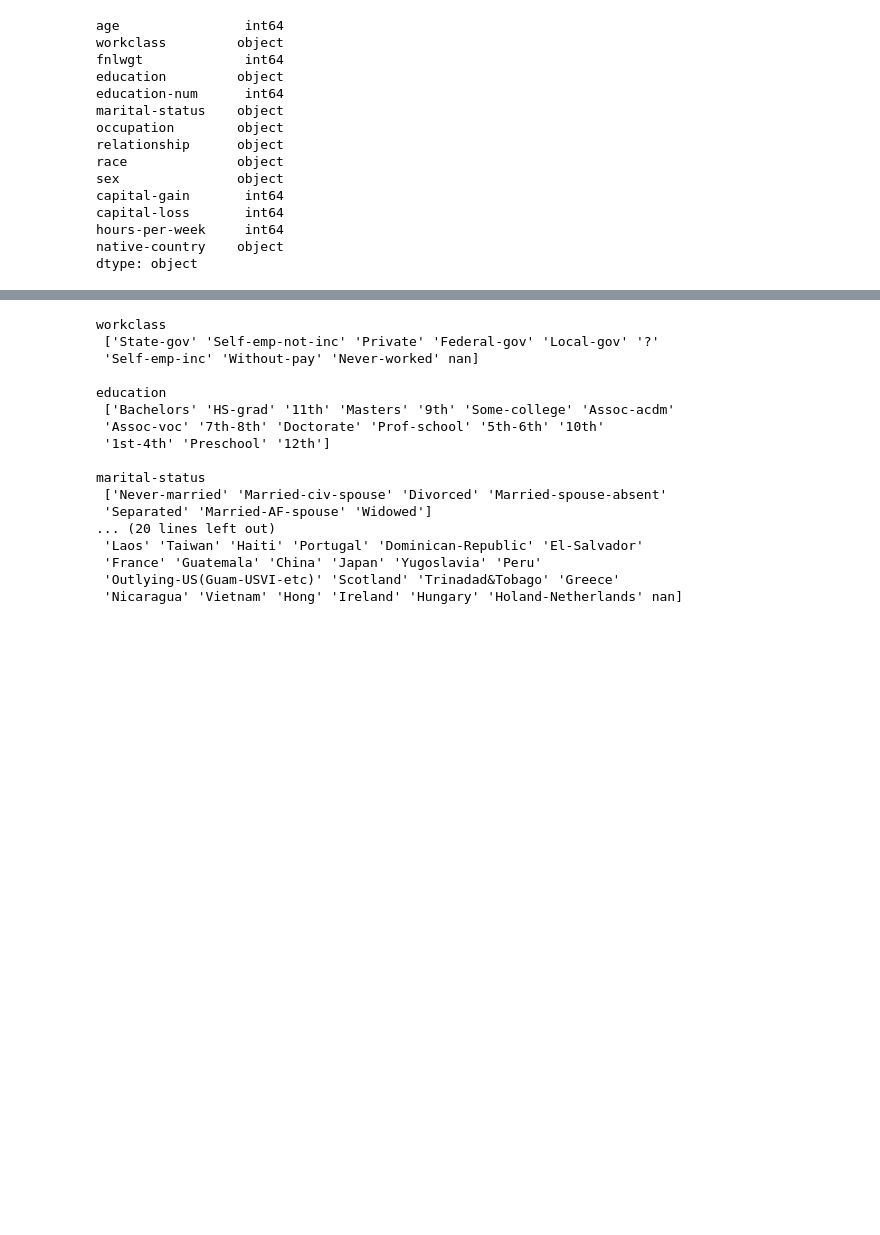
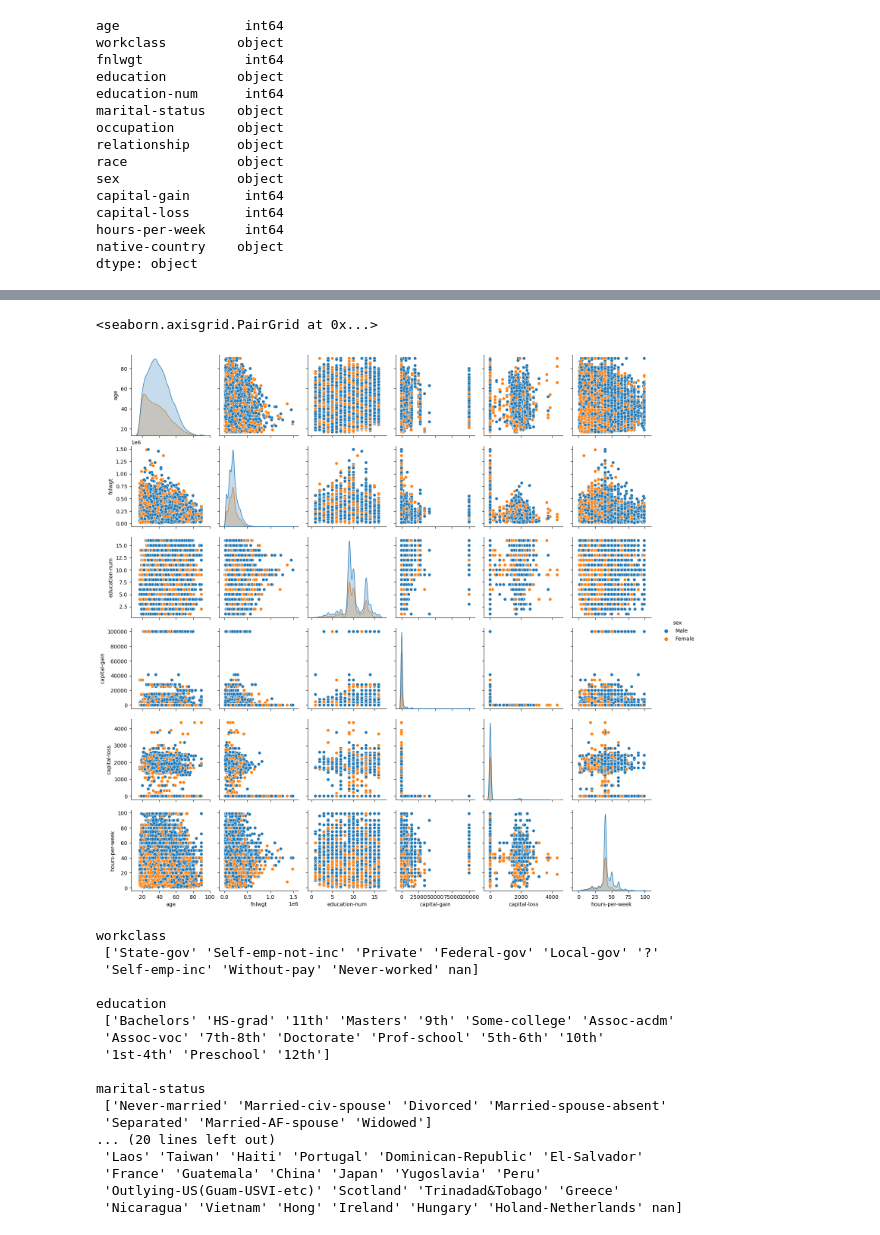
Before and after one commit to Trade4Bread/DAT_402_ML_P1, a Jupyter notebook: ML_P1.ipynb, the cells around one changed output, grey strips where cells are left out. Cells and saved outputs as stored; diff of their text form; code cells hidden in the pictures; blank space fills up the shorter version.

```diff
--- a/ML_P1.ipynb
+++ b/ML_P1.ipynb
@@ -106,3 +167,8 @@ dtype: object
+# %%
+sns.pairplot(X, diag_kind="kde", hue="sex")
+# %% [output]
+<seaborn.axisgrid.PairGrid at 0x...>
+[figure, added]
 # %%
 for col in X.select_dtypes(include=['object']):
     print(col, '\n', X[col].unique(), '\n')
```
Also changed, not shown: parts of 34 cells of this notebook.
